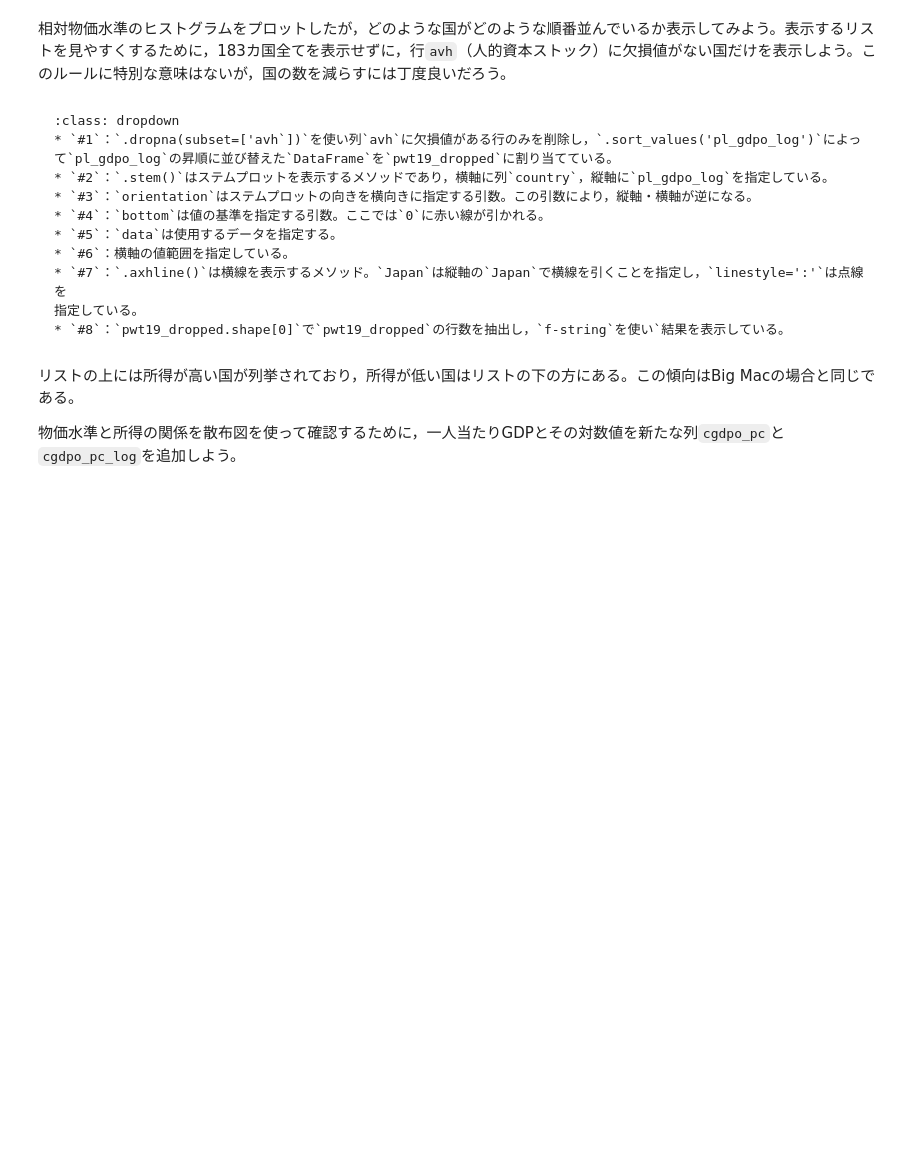
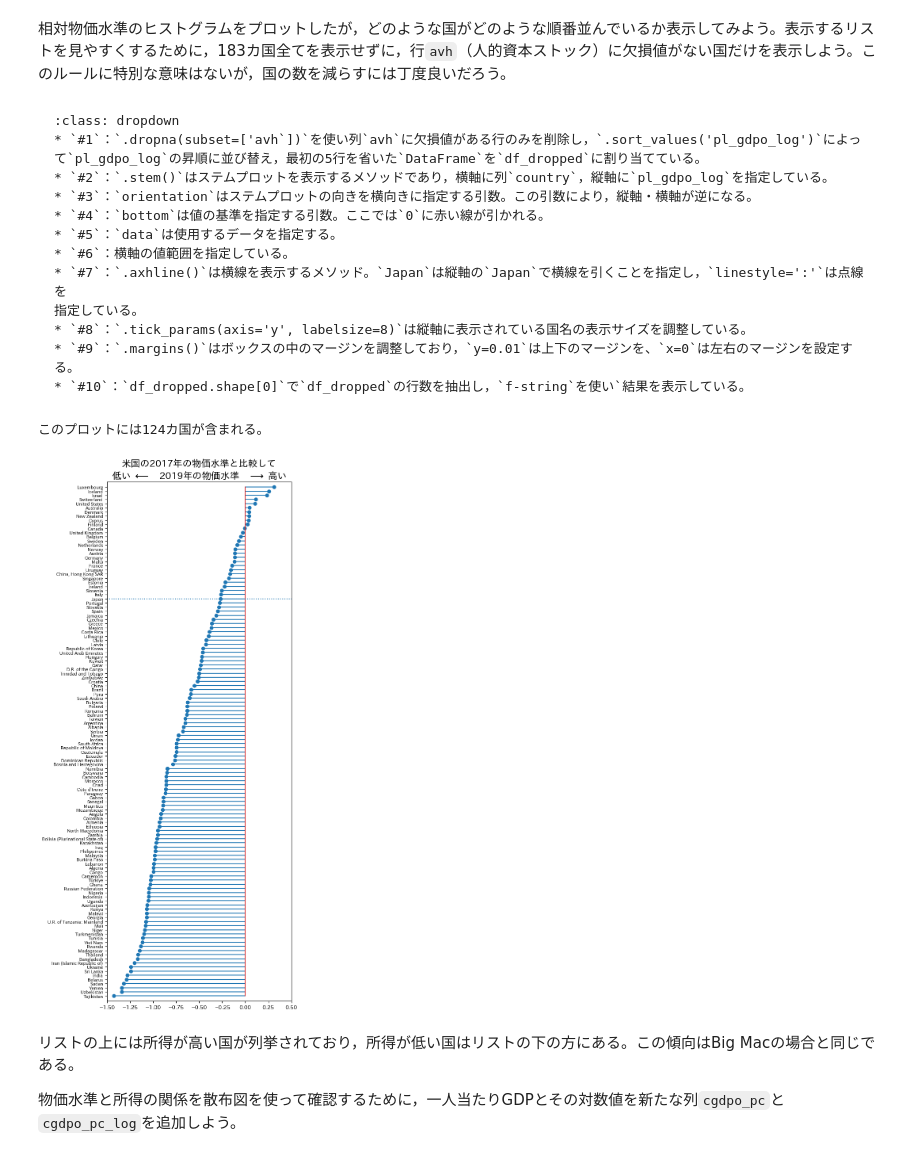
Before and after one commit to Py4Macro/py4macro.github.io, a Jupyter notebook: 19_PPP.ipynb, the cells around one changed output. Saved outputs shown, nothing was run; the diff lists cells and outputs as text; code cells hidden in the pictures; blank space fills up the shorter version.

````diff
--- a/19_PPP.ipynb
+++ b/19_PPP.ipynb
@@ -821,8 +969,8 @@ pwt19.sort_values('pl_gdpo',ascending=False)[['country','pl_gdpo']].head()
 # %% [markdown]
 ベネズエラの`pl_gdpo`の値は突出している。[ベネズエラの2018年のインフレは1,700,000％（年率）のハイパーインフレ](https://en.wikipedia.org/wiki/Hyperinflation_in_Venezuela)が発生しており，その影響かもしれないが，他の経済の傾向と大きく異なる「外れ値」の可能性を払拭できない。以下ではベネズエラを除外して分析を進めることにする。
 # %%
-cond = ~( pwt19['countrycode']=='VEN' )
-pwt19 = pwt19.loc[cond,:].copy()
+cond = ~( df['countrycode']=='VEN' )
+df = df.loc[cond,:].copy()
 # %% [markdown]
 ベネズエラを除いたデータで`pl_gdpo`の変動係数を計算してみよう。
 # %%
@@ -850,7 +1000,7 @@ bigmac['relative_price_dollar'].std() /bigmac['relative_price_dollar'].mean()
 # %% [markdown]
 ```{admonition} コードの説明
 :class: dropdown
-* `#1`：`.dropna(subset=['avh`])`を使い列`avh`に欠損値がある行のみを削除し，`.sort_values('pl_gdpo_log')`によって`pl_gdpo_log`の昇順に並び替えた`DataFrame`を`pwt19_dropped`に割り当てている。
+* `#1`：`.dropna(subset=['avh`])`を使い列`avh`に欠損値がある行のみを削除し，`.sort_values('pl_gdpo_log')`によって`pl_gdpo_log`の昇順に並び替え，最初の5行を省いた`DataFrame`を`df_dropped`に割り当てている。
 * `#2`：`.stem()`はステムプロットを表示するメソッドであり，横軸に列`country`，縦軸に`pl_gdpo_log`を指定している。
 * `#3`：`orientation`はステムプロットの向きを横向きに指定する引数。この引数により，縦軸・横軸が逆になる。
 * `#4`：`bottom`は値の基準を指定する引数。ここでは`0`に赤い線が引かれる。
@@ -858,25 +1008,31 @@ bigmac['relative_price_dollar'].std() /bigmac['relative_price_dollar'].mean()
 * `#6`：横軸の値範囲を指定している。
 * `#7`：`.axhline()`は横線を表示するメソッド。`Japan`は縦軸の`Japan`で横線を引くことを指定し，`linestyle=':'`は点線を
 指定している。
-* `#8`：`pwt19_dropped.shape[0]`で`pwt19_dropped`の行数を抽出し，`f-string`を使い`結果を表示している。
+* `#8`：`.tick_params(axis='y', labelsize=8)`は縦軸に表示されている国名の表示サイズを調整している。
+* `#9`：`.margins()`はボックスの中のマージンを調整しており，`y=0.01`は上下のマージンを、`x=0`は左右のマージンを設定する。
+* `#10`：`df_dropped.shape[0]`で`df_dropped`の行数を抽出し，`f-string`を使い`結果を表示している。
 ```
 # %%
 #1
-pwt19_dropped = pwt19.dropna(subset=['avh']).sort_values('pl_gdpo_log')
+df_dropped = df.dropna(subset=['avh']).sort_values('pl_gdpo_log').iloc[5:,:]
 
-fig, ax = plt.subplots(figsize=(6,13))
+fig, ax = plt.subplots(figsize=(6,17))
 ax.stem('country', 'pl_gdpo_log',      #2
         orientation='horizontal',      #3
         bottom=0,                      #4
-        data=pwt19_dropped)            #5
+        data=df_dropped)               #5
 ax.set_xlim(-1.5,0.5)                  #6
 ax.set_title('米国の2017年の物価水準と比較して\n'+
              r'低い $\longleftarrow\quad$2019年の物価水準$\quad\longrightarrow$ 高い',
              size=17)
 ax.axhline('Japan', linestyle=':')     #7
-
-#8
-print(f'このプロットには{pwt19_dropped.shape[0]}カ国が含まれる。')
+ax.tick_params(axis='y', labelsize=8)  #8
+ax.margins(x=0, y=0.01)                #9
+#10
+print(f'このプロットには{df_dropped.shape[0]}カ国が含まれる。')
+# %% [output]
+このプロットには124カ国が含まれる。
+[figure, added]
 # %% [markdown]
 リストの上には所得が高い国が列挙されており，所得が低い国はリストの下の方にある。この傾向はBig Macの場合と同じである。
 
````
Also changed, not shown: parts of 59 cells of this notebook.
